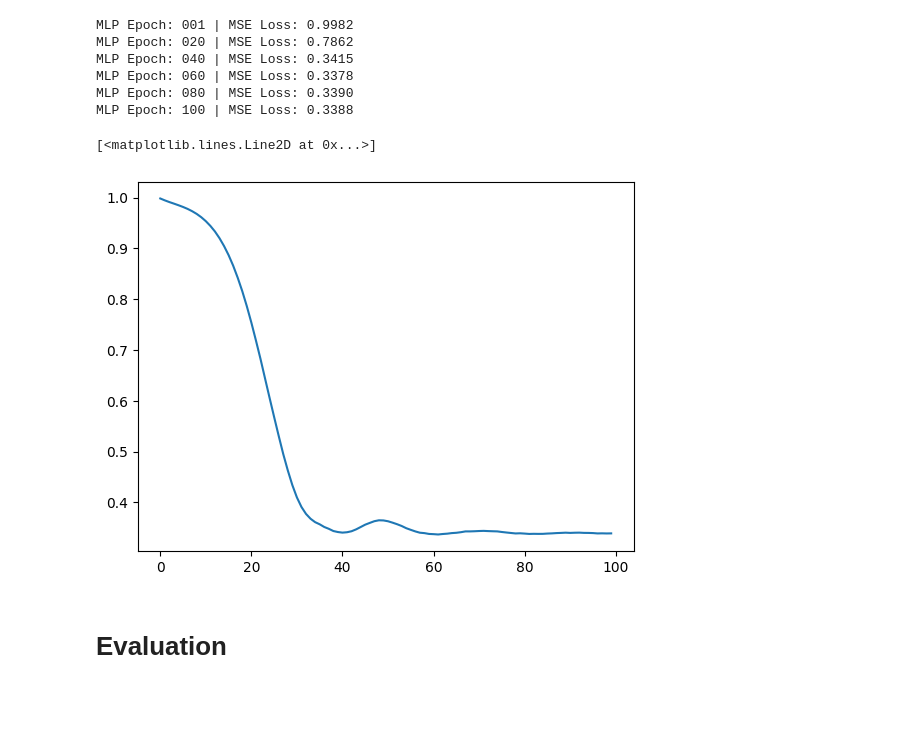
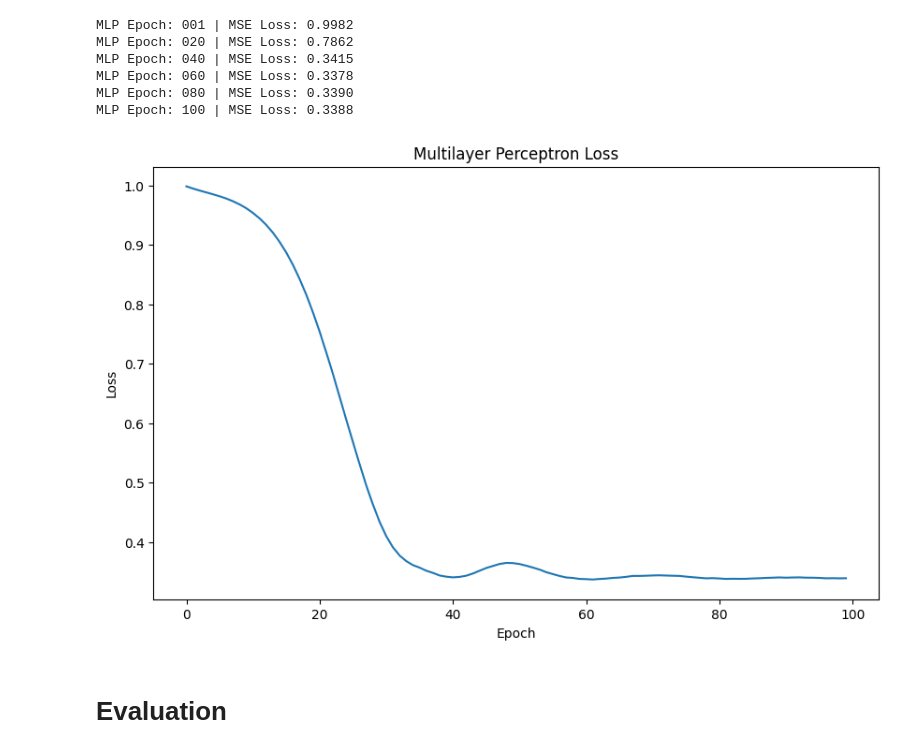
Before and after one commit to alex-suero/nn-group-project, a Jupyter notebook: local_combined.ipynb, the cells around one changed output. Cells and saved outputs as stored; diff of their text form; code cells hidden in the pictures; blank space fills up the shorter version.

```diff
--- a/local_combined.ipynb
+++ b/local_combined.ipynb
@@ -429,11 +429,15 @@ MLP Epoch: 040 | MSE Loss: 0.3415
 MLP Epoch: 060 | MSE Loss: 0.3378
 MLP Epoch: 080 | MSE Loss: 0.3390
 MLP Epoch: 100 | MSE Loss: 0.3388
-# %%
-plt.plot(mlp_losses)
-# %% [output]
-[<matplotlib.lines.Line2D at 0x...>]
-[figure, removed]
+# %%
+plt.figure(figsize=(10, 6))
+plt.plot(mlp_losses)
+plt.xlabel('Epoch')
+plt.ylabel('Loss')
+plt.title('Multilayer Perceptron Loss')
+plt.show()
+# %% [output]
+[figure, added]
 # %% [markdown]
 # Evaluation
 # %%
```
Also changed, not shown: parts of 3 cells of this notebook.
